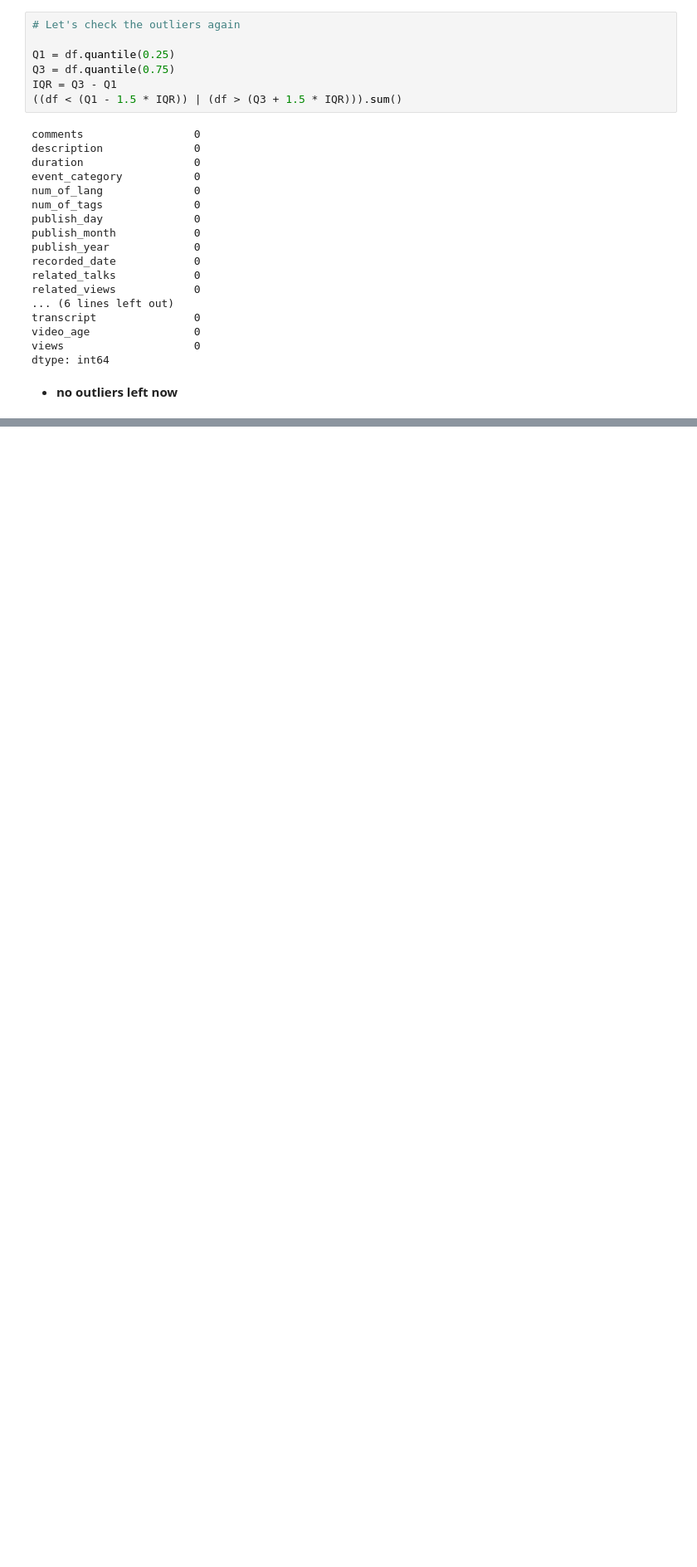
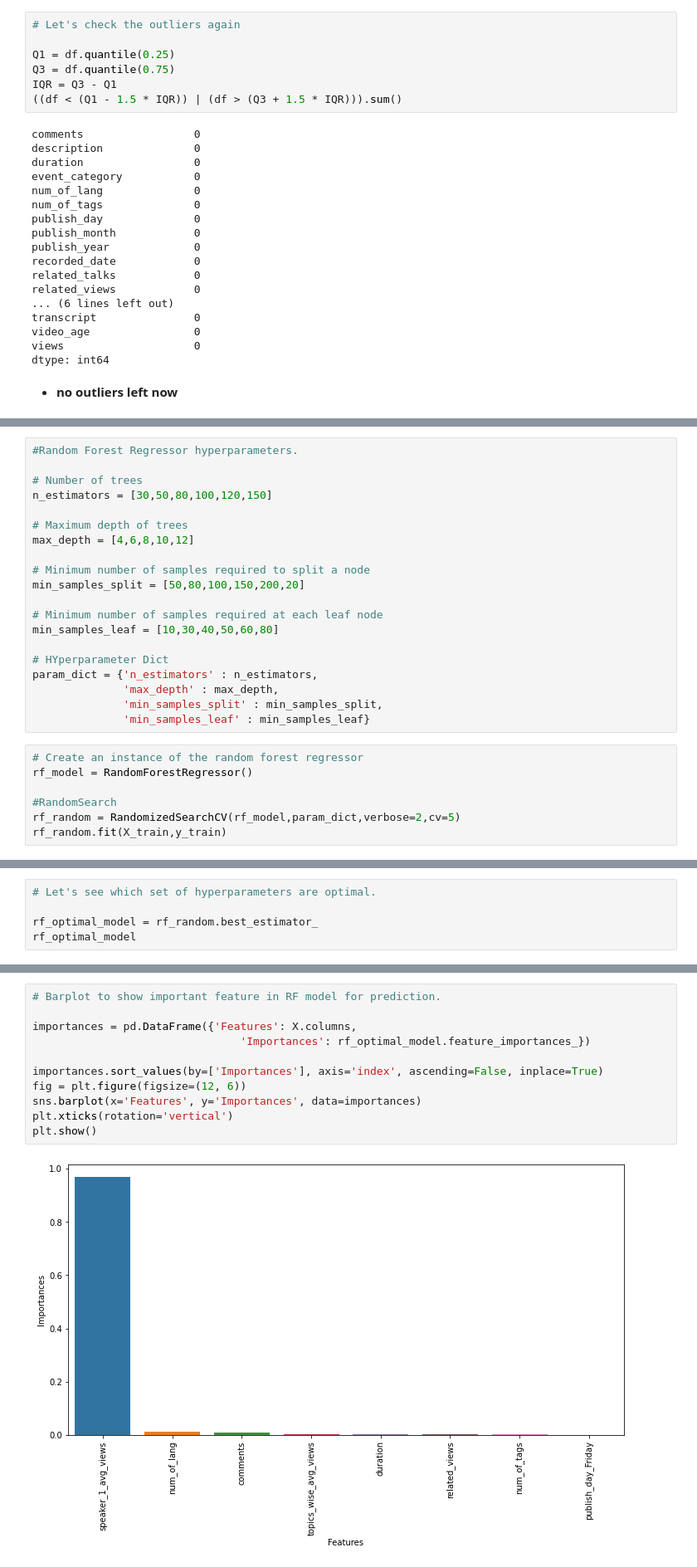
Before and after one commit to vickypandey07/Ted-Talk-Views-Prediction, a Jupyter notebook: Ted_Talk_Views_Prediction_Vikram_Pandey_Capstone_Project_2.ipynb, the cells around one changed output, grey strips where cells are left out. Shown at 83% size. Cells and saved outputs as stored; diff of their text form; blank space fills up the shorter version.

```diff
--- a/Ted_Talk_Views_Prediction_Vikram_Pandey_Capstone_Project_2.ipynb
+++ b/Ted_Talk_Views_Prediction_Vikram_Pandey_Capstone_Project_2.ipynb
@@ -717,0 +902,27 @@ dtype: int64
+# %%
+#Random Forest Regressor hyperparameters.
+
+# Number of trees
+n_estimators = [30,50,80,100,120,150]
+
+# Maximum depth of trees
+max_depth = [4,6,8,10,12]
+
+# Minimum number of samples required to split a node
+min_samples_split = [50,80,100,150,200,20]
+
+# Minimum number of samples required at each leaf node
+min_samples_leaf = [10,30,40,50,60,80]
+
+# HYperparameter Dict
+param_dict = {'n_estimators' : n_estimators,
+              'max_depth' : max_depth,
+              'min_samples_split' : min_samples_split,
+              'min_samples_leaf' : min_samples_leaf}
+# %%
+# Create an instance of the random forest regressor
+rf_model = RandomForestRegressor()
+
+#RandomSearch
+rf_random = RandomizedSearchCV(rf_model,param_dict,verbose=2,cv=5)
+rf_random.fit(X_train,y_train)
@@ -717,0 +971,5 @@ dtype: int64
+# %%
+# Let's see which set of hyperparameters are optimal.
+
+rf_optimal_model = rf_random.best_estimator_
+rf_optimal_model
@@ -717,0 +1018,13 @@ dtype: int64
+# %%
+# Barplot to show important feature in RF model for prediction.
+
+importances = pd.DataFrame({'Features': X.columns,
+                                'Importances': rf_optimal_model.feature_importances_})
+
+importances.sort_values(by=['Importances'], axis='index', ascending=False, inplace=True)
+fig = plt.figure(figsize=(12, 6))
+sns.barplot(x='Features', y='Importances', data=importances)
+plt.xticks(rotation='vertical')
+plt.show()
+# %% [output]
+[figure, added]
```
Also changed, not shown: parts of 69 cells of this notebook.
